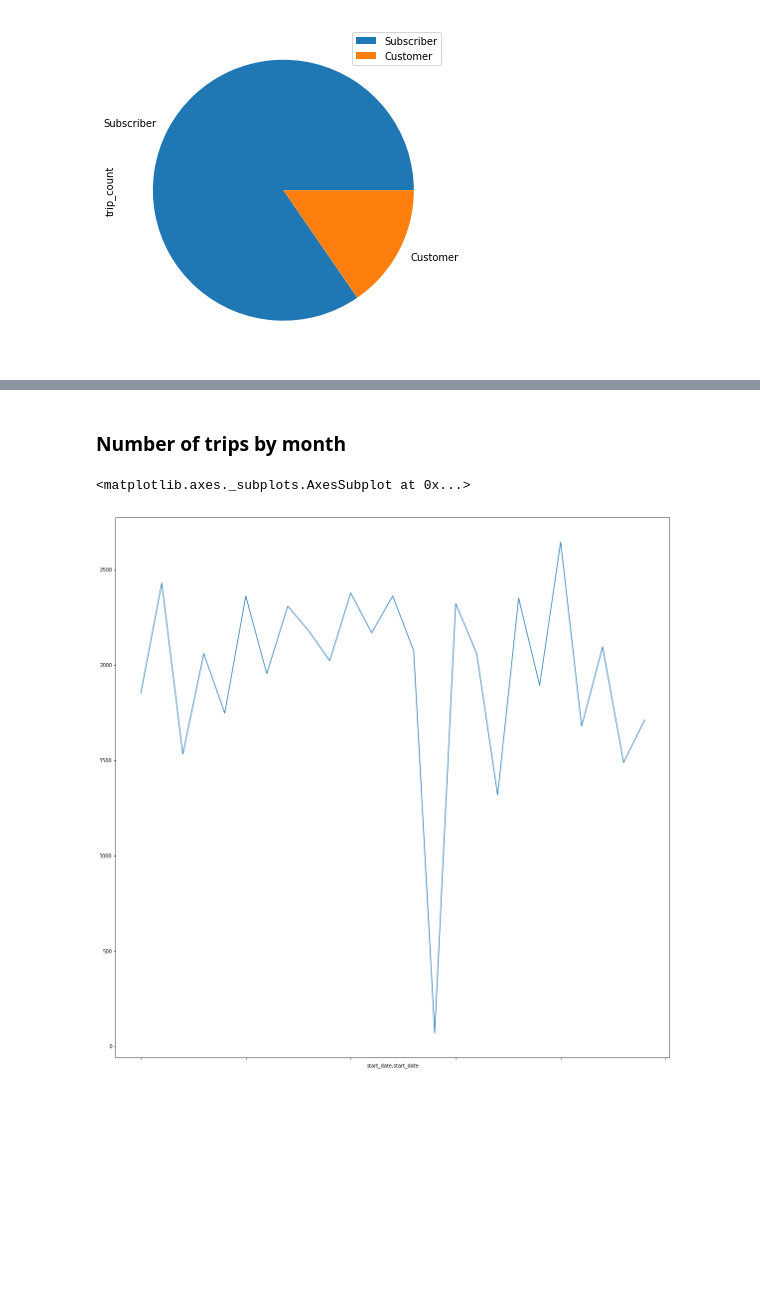
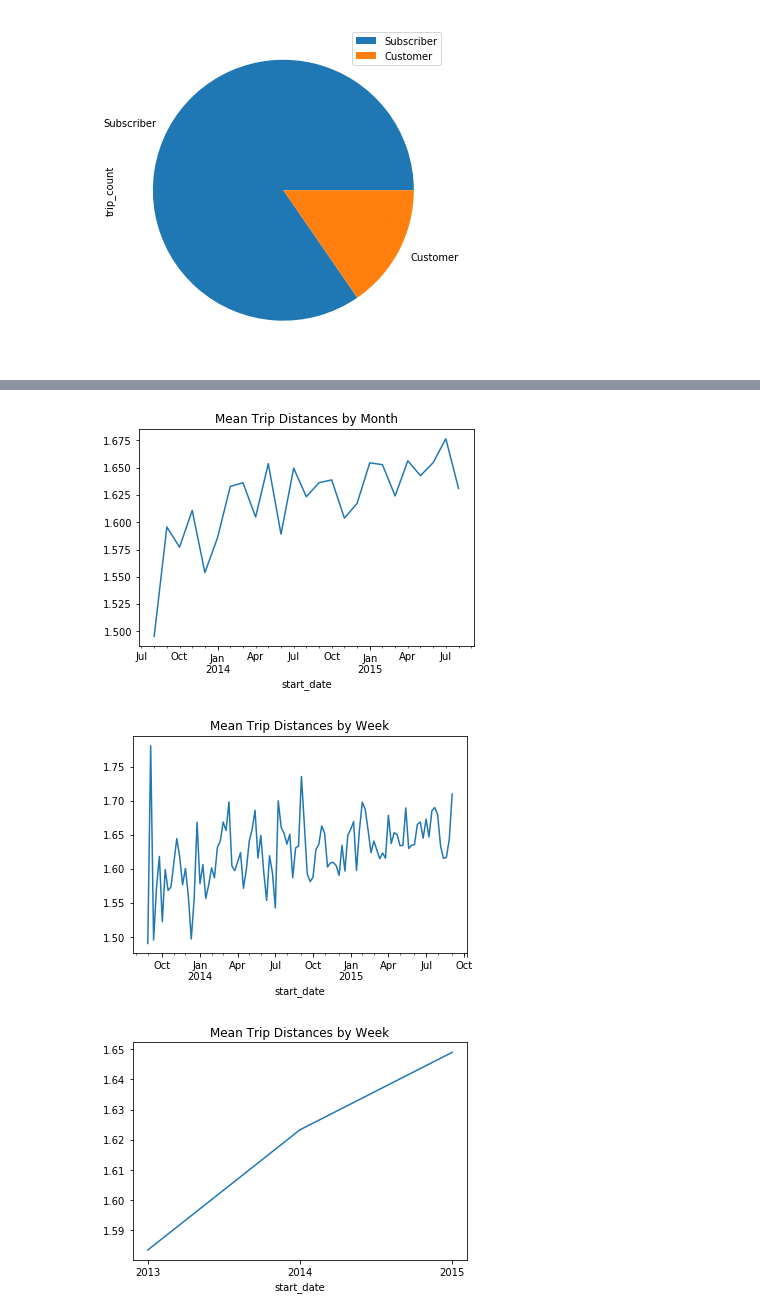
Before and after one commit to shantanurathore/CapstoneFinal, a Jupyter notebook: Capstone2_prod.ipynb, the cells around one changed output, grey strips where cells are left out. Cells and saved outputs as stored; diff of their text form; code cells hidden in the pictures; blank space fills up the shorter version.

```diff
--- a/Capstone2_prod.ipynb
+++ b/Capstone2_prod.ipynb
@@ -233,10 +334,14 @@ plt.show()
-# %% [markdown]
-### Number of trips by month
-# %%
-pd_station_70 = pd_station_70.groupby(by=[ pd_station_70.index.month, pd_station_70.index.year])
-# %%
-#This graph needs some fixing
-pd_station_70.id.count().plot(figsize=(20,20))
-# %% [output]
-<matplotlib.axes._subplots.AxesSubplot at 0x...>
-[figure, removed]
+# %%
+#Plotting mean trip distances
+pd_station_70.distance.resample('M').mean().plot(title='Mean Trip Distances by Month')
+plt.show()
+
+pd_station_70.distance.resample('W').mean().plot(title='Mean Trip Distances by Week')
+plt.show()
+
+pd_station_70.distance.resample('Y').mean().plot(title='Mean Trip Distances by Week')
+plt.show()
+# %% [output]
+[figure, added]
+[figure, added]
+[figure, added]
```
Also changed, not shown: parts of 87 cells of this notebook.
